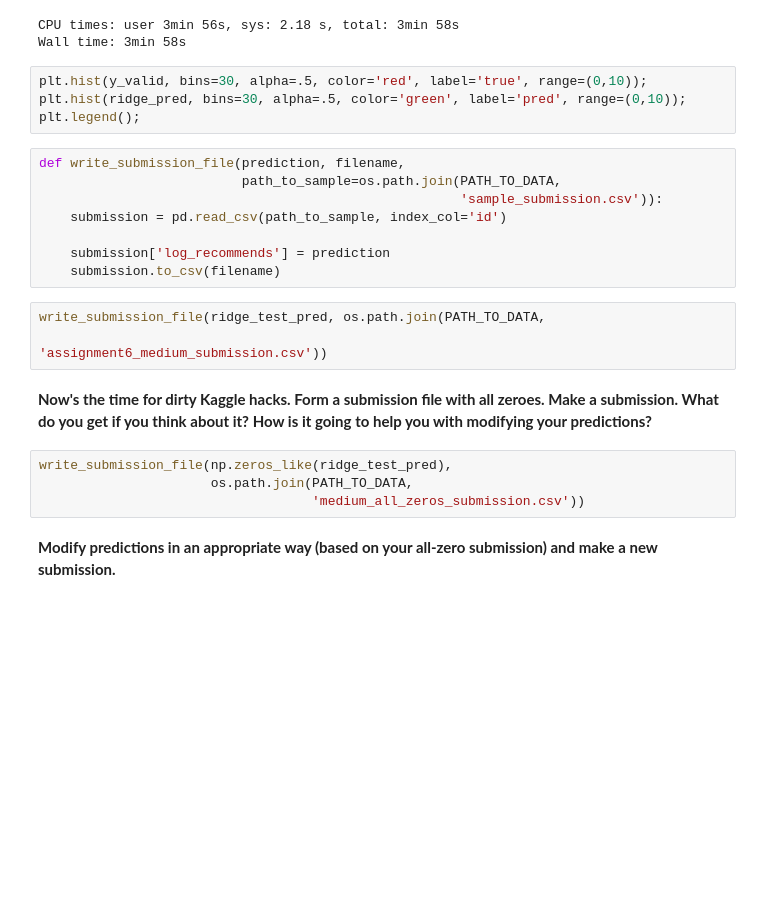
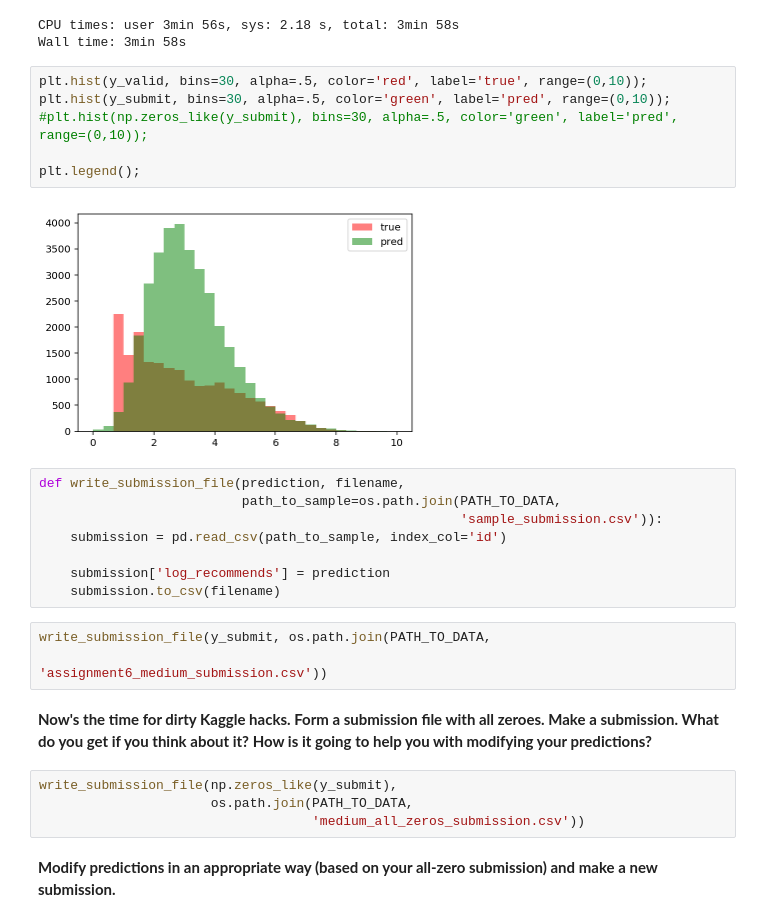
Before and after one commit to lobantseff/how-good-is-your-medium-article, a Jupyter notebook: assignment6_medium_beat_baseline.ipynb, the cells around one changed output. Saved outputs shown, nothing was run; the diff lists cells and outputs as text; blank space fills up the shorter version.

```diff
--- a/assignment6_medium_beat_baseline.ipynb
+++ b/assignment6_medium_beat_baseline.ipynb
@@ -247,8 +247,12 @@ CPU times: user 3min 56s, sys: 2.18 s, total: 3min 58s
 Wall time: 3min 58s
 # %%
 plt.hist(y_valid, bins=30, alpha=.5, color='red', label='true', range=(0,10));
-plt.hist(ridge_pred, bins=30, alpha=.5, color='green', label='pred', range=(0,10));
+plt.hist(y_submit, bins=30, alpha=.5, color='green', label='pred', range=(0,10));
+#plt.hist(np.zeros_like(y_submit), bins=30, alpha=.5, color='green', label='pred', range=(0,10));
+
 plt.legend();
+# %% [output]
+[figure, added]
 # %%
 def write_submission_file(prediction, filename,
                           path_to_sample=os.path.join(PATH_TO_DATA,
@@ -258,12 +262,12 @@ def write_submission_file(prediction, filename,
     submission['log_recommends'] = prediction
     submission.to_csv(filename)
 # %%
-write_submission_file(ridge_test_pred, os.path.join(PATH_TO_DATA,
+write_submission_file(y_submit, os.path.join(PATH_TO_DATA,
                                                     'assignment6_medium_submission.csv'))
 # %% [markdown]
 **Now's the time for dirty Kaggle hacks. Form a submission file with all zeroes. Make a submission. What do you get if you think about it? How is it going to help you with modifying your predictions?**
 # %%
-write_submission_file(np.zeros_like(ridge_test_pred),
+write_submission_file(np.zeros_like(y_submit),
                       os.path.join(PATH_TO_DATA,
                                    'medium_all_zeros_submission.csv'))
 # %% [markdown]
```
Also changed, not shown: parts of 4 cells of this notebook, 2 other files.
